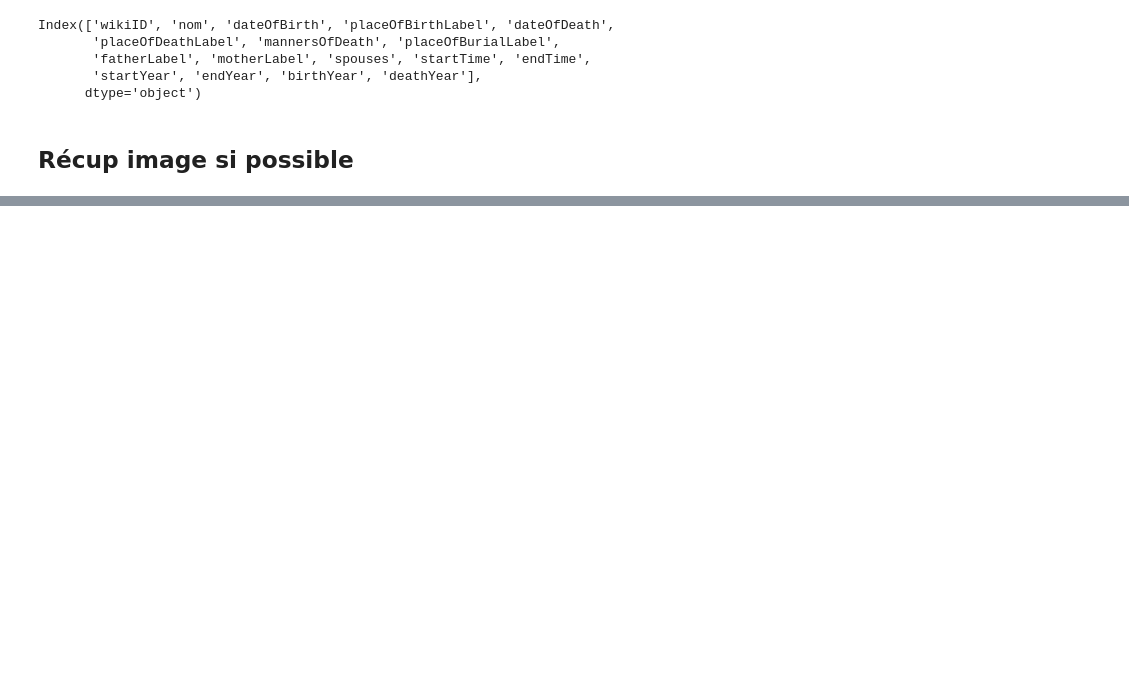
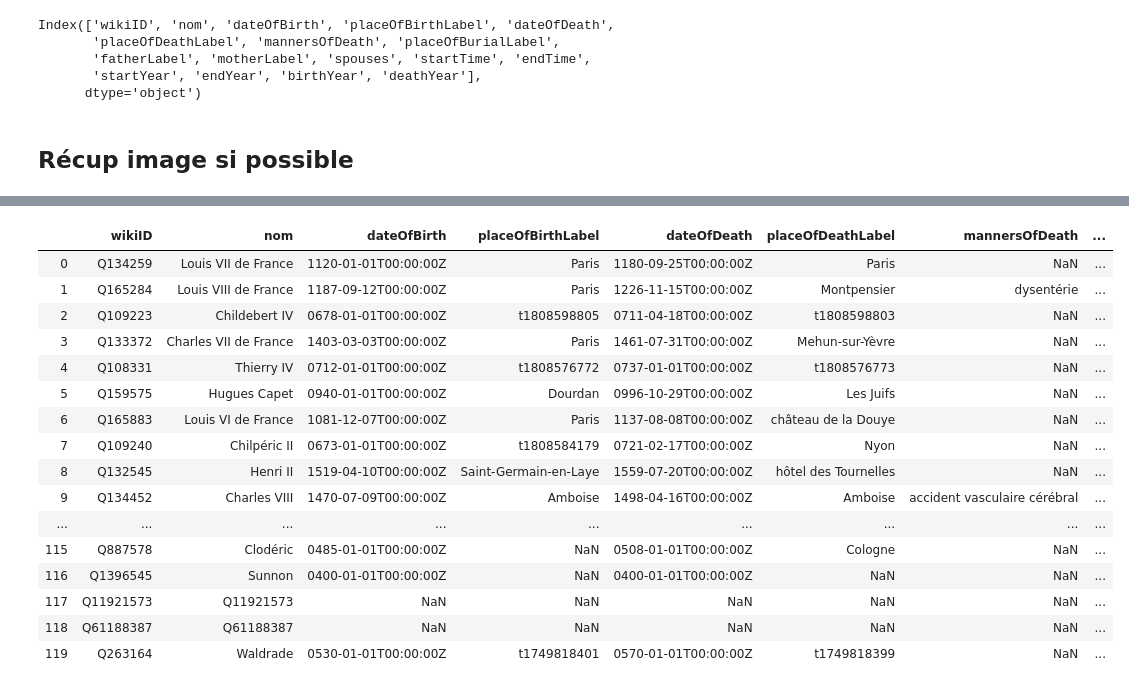
Before and after one commit to oursbrindille/points-interets-parisiens, a Jupyter notebook: notebooks/rois-france.ipynb, the cells around one changed output, grey strips where cells are left out. Drawn from its saved outputs; the diff is of its cells as text; code cells hidden in the pictures; blank space fills up the shorter version.

```diff
--- a/notebooks/rois-france.ipynb
+++ b/notebooks/rois-france.ipynb
@@ -352,0 +306,22 @@ df_upd.to_csv("../csv/rois-france-avec-dates.csv", index=False)
+# %%
+dfyo = pd.read_csv("../backend/test.csv")
+# %%
+dfyo
+# %% [output]
+|  | wikiID | nom | dateOfBirth | placeOfBirthLabel | dateOfDeath | placeOfDeathLabel | mannersOfDeath | ... |
+| 0 | Q134259 | Louis VII de France | 1120-01-01T00:00:00Z | Paris | 1180-09-25T00:00:00Z | Paris | NaN | ... |
+| 1 | Q165284 | Louis VIII de France | 1187-09-12T00:00:00Z | Paris | 1226-11-15T00:00:00Z | Montpensier | dysentérie | ... |
+| 2 | Q109223 | Childebert IV | 0678-01-01T00:00:00Z | t1808598805 | 0711-04-18T00:00:00Z | t1808598803 | NaN | ... |
+| 3 | Q133372 | Charles VII de France | 1403-03-03T00:00:00Z | Paris | 1461-07-31T00:00:00Z | Mehun-sur-Yèvre | NaN | ... |
+| 4 | Q108331 | Thierry IV | 0712-01-01T00:00:00Z | t1808576772 | 0737-01-01T00:00:00Z | t1808576773 | NaN | ... |
+| 5 | Q159575 | Hugues Capet | 0940-01-01T00:00:00Z | Dourdan | 0996-10-29T00:00:00Z | Les Juifs | NaN | ... |
+| 6 | Q165883 | Louis VI de France | 1081-12-07T00:00:00Z | Paris | 1137-08-08T00:00:00Z | château de la Douye | NaN | ... |
+| 7 | Q109240 | Chilpéric II | 0673-01-01T00:00:00Z | t1808584179 | 0721-02-17T00:00:00Z | Nyon | NaN | ... |
+| 8 | Q132545 | Henri II | 1519-04-10T00:00:00Z | Saint-Germain-en-Laye | 1559-07-20T00:00:00Z | hôtel des Tournelles | NaN | ... |
+| 9 | Q134452 | Charles VIII | 1470-07-09T00:00:00Z | Amboise | 1498-04-16T00:00:00Z | Amboise | accident vasculaire cérébral | ... |
+| ... | ... | ... | ... | ... | ... | ... | ... | ... |
+| 115 | Q887578 | Clodéric | 0485-01-01T00:00:00Z | NaN | 0508-01-01T00:00:00Z | Cologne | NaN | ... |
+| 116 | Q1396545 | Sunnon | 0400-01-01T00:00:00Z | NaN | 0400-01-01T00:00:00Z | NaN | NaN | ... |
+| 117 | Q11921573 | Q11921573 | NaN | NaN | NaN | NaN | NaN | ... |
+| 118 | Q61188387 | Q61188387 | NaN | NaN | NaN | NaN | NaN | ... |
+| 119 | Q263164 | Waldrade | 0530-01-01T00:00:00Z | t1749818401 | 0570-01-01T00:00:00Z | t1749818399 | NaN | ... |
```
Also changed, not shown: parts of 18 cells of this notebook, 6 other files.
